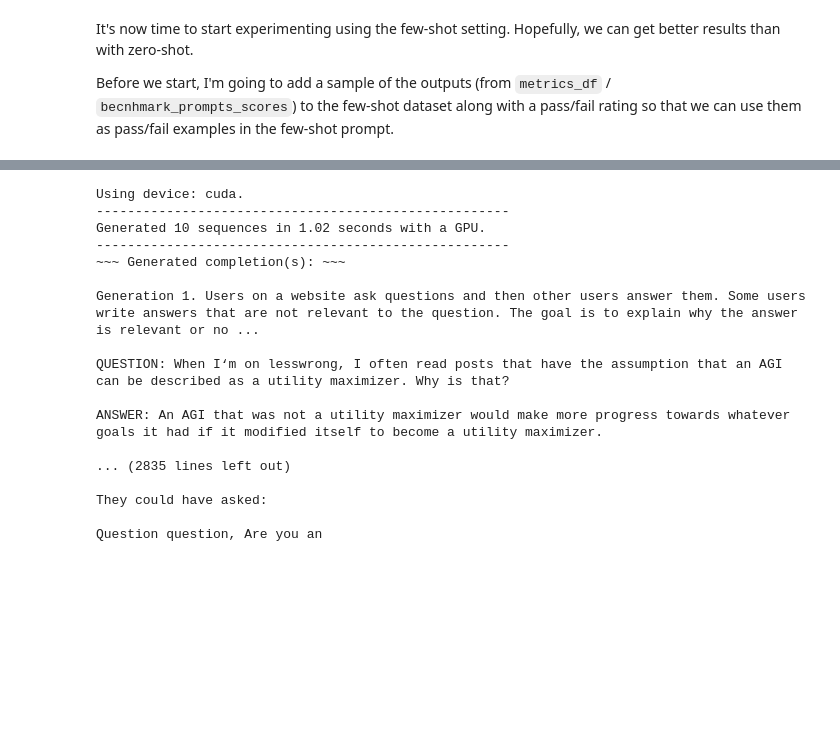
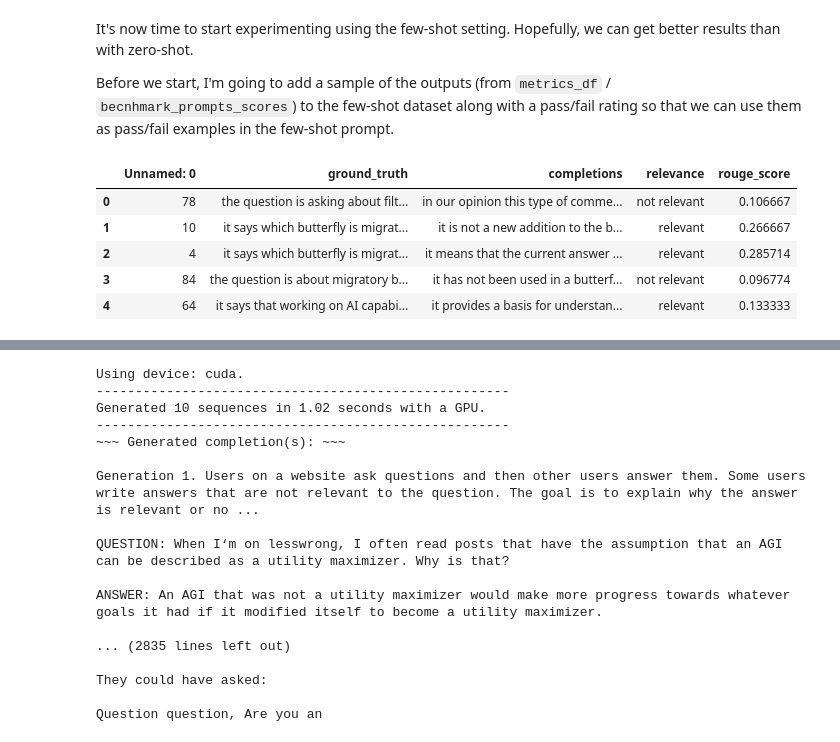
Before and after one commit to JayThibs/aligning-language-models, a Jupyter notebook: gpt_alignment.ipynb, the cells around one changed output, grey strips where cells are left out. Drawn from its saved outputs; the diff is of its cells as text; code cells hidden in the pictures; blank space fills up the shorter version.

Commit message:
Created sample of metrics_df.

```diff
--- a/gpt_alignment.ipynb
+++ b/gpt_alignment.ipynb
@@ -1477,3 +1477,15 @@ for idx, row in benchmark_df.head(3).iterrows():
 It's now time to start experimenting using the few-shot setting. Hopefully, we can get better results than with zero-shot.
 
 Before we start, I'm going to add a sample of the outputs (from `metrics_df` / `becnhmark_prompts_scores`) to the few-shot dataset along with a pass/fail rating so that we can use them as pass/fail examples in the few-shot prompt.
+# %%
+metrics_df = pd.read_csv("data/benchmark_prompts_scores.csv")
+sample_metrics_df = metrics_df.sample(100, random_state=42)
+sample_metrics_df.reset_index(drop=True, inplace=True)
+sample_metrics_df.head()
+# %% [output]
+|  | Unnamed: 0 | ground_truth | completions | relevance | rouge_score |
+| 0 | 78 | the question is asking about filt... | in our opinion this type of comme... | not relevant | 0.106667 |
+| 1 | 10 | it says which butterfly is migrat... | it is not a new addition to the b... | relevant | 0.266667 |
+| 2 | 4 | it says which butterfly is migrat... | it means that the current answer ... | relevant | 0.285714 |
+| 3 | 84 | the question is about migratory b... | it has not been used in a butterf... | not relevant | 0.096774 |
+| 4 | 64 | it says that working on AI capabi... | it provides a basis for understan... | relevant | 0.133333 |
```
Also changed, not shown: parts of 1 cell of this notebook, 1 other file.
